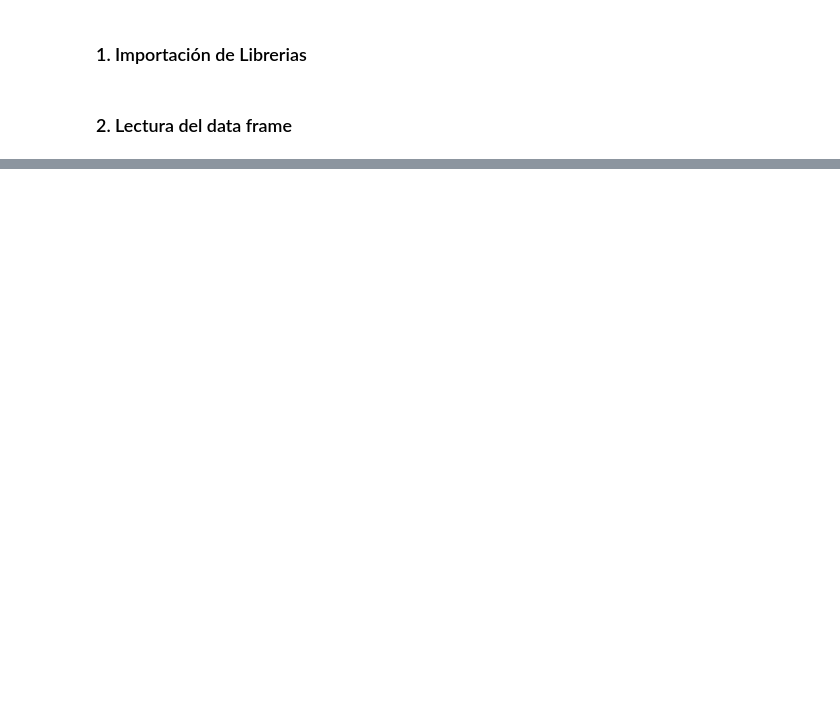
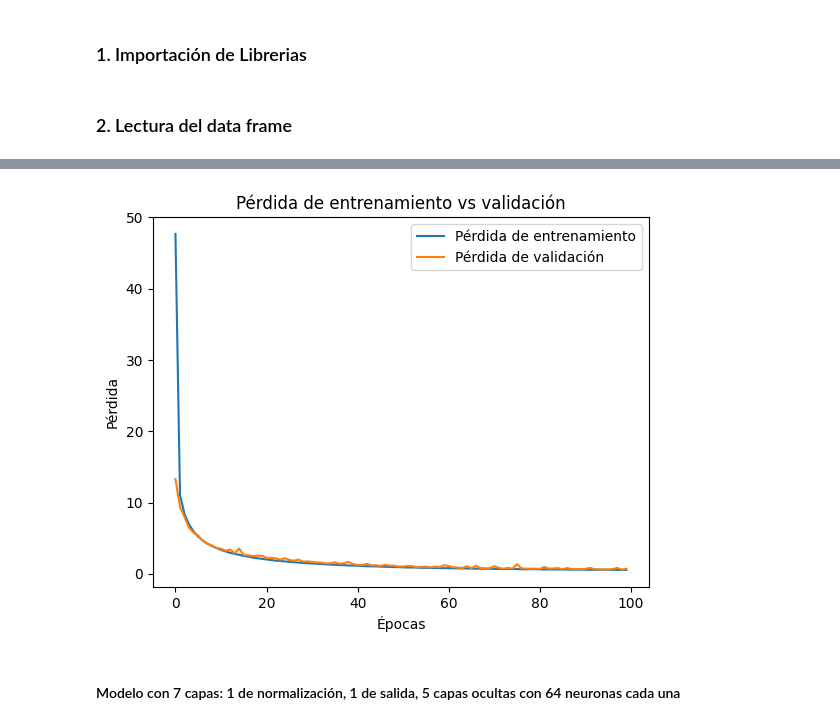
Before and after one commit to Marcocruz88/Repositoriopro3, a Jupyter notebook: Modelo.ipynb, the cells around one changed output, grey strips where cells are left out. Drawn from its saved outputs; the diff is of its cells as text; code cells hidden in the pictures; blank space fills up the shorter version.

Commit message:
ModeloPrimero

```diff
--- a/Modelo.ipynb
+++ b/Modelo.ipynb
@@ -34,0 +51,5 @@ df.shape
+# %%
+X = df.drop(columns=['punt_global'])  #Variables predictivas
+y = df['punt_global']  #Variables a predecir
+
+X_train, X_test, y_train, y_test = train_test_split(X, y, test_size = 0.2, random_state = 100)
@@ -34,0 +60,27 @@ df.shape
+# %%
+tf.keras.layers.Normalization
+norm = tf.keras.layers.Normalization()
+norm.adapt(np.array(X_train))
+X_train[:1]
+
+M1 = tf.keras.Sequential([
+    norm,
+    tf.keras.layers.Dense(64, activation='relu'),
+    tf.keras.layers.Dense(64, activation='relu'),
+    tf.keras.layers.Dense(64, activation='relu'),
+    tf.keras.layers.Dense(64, activation='relu'),
+    tf.keras.layers.Dense(64, activation='relu'),
+    tf.keras.layers.Dense(64, activation='relu'),
+    tf.keras.layers.Dense(64, activation='relu'),
+    tf.keras.layers.Dense(64, activation='relu'),
+    tf.keras.layers.Dense(1)
+  ])
+
+M1.compile(loss='mean_absolute_error',
+                optimizer=tf.keras.optimizers.Adam(0.0001))
+
+history = M1.fit(
+  X_train,
+  y_train,
+  validation_split=0.2,
+  epochs=100)
@@ -34,0 +105,13 @@ df.shape
+# %%
+# Graficar la pérdida de entrenamiento y validación
+plt.plot(history.history['loss'], label='Pérdida de entrenamiento')
+plt.plot(history.history['val_loss'], label='Pérdida de validación')
+plt.title('Pérdida de entrenamiento vs validación')
+plt.xlabel('Épocas')
+plt.ylabel('Pérdida')
+plt.legend()
+plt.show()
+# %% [output]
+[figure, added]
+# %% [markdown]
+#### Modelo con 7 capas: 1 de normalización, 1 de salida, 5 capas ocultas con 64  neuronas cada una
```
Also changed, not shown: parts of 24 cells of this notebook.
